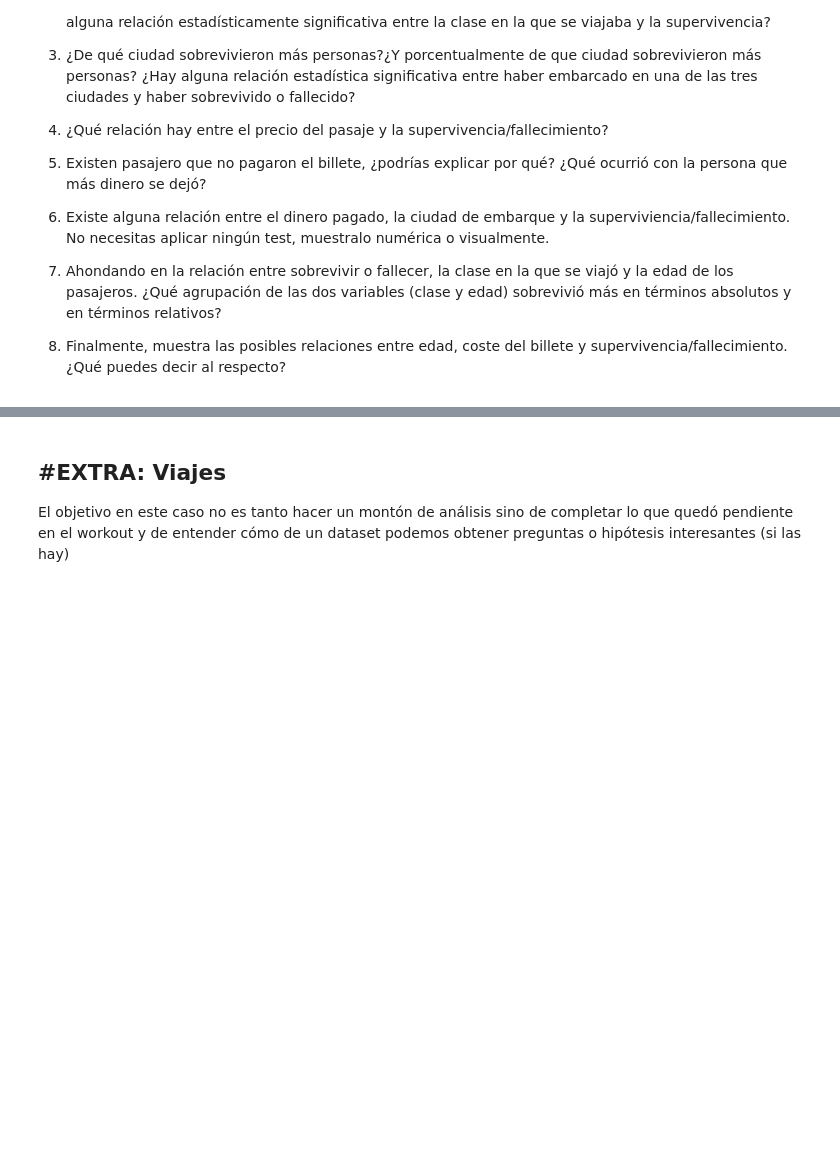
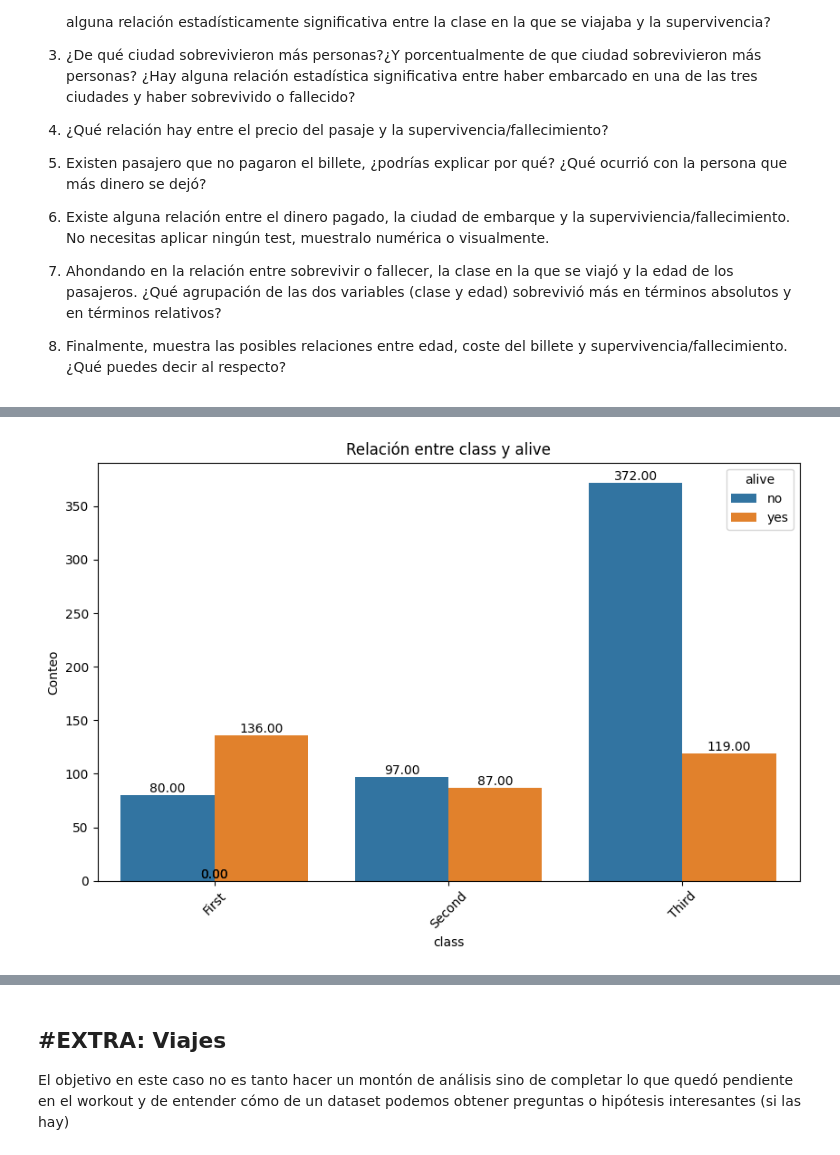
Before and after one commit to Apriroca/repo_ejercicios_ds_ana, a Jupyter notebook: 03_Data_Analysis/Sprint_07/Unidad_02_Estadistica_Descriptiva_Multivariante/03_Practica_Obligatoria/18_Practica_Obligatoria_Multivariante.ipynb, the cells around one changed output, grey strips where cells are left out. Saved outputs shown, nothing was run; the diff lists cells and outputs as text; code cells hidden in the pictures; blank space fills up the shorter version.

```diff
--- a/03_Data_Analysis/Sprint_07/Unidad_02_Estadistica_Descriptiva_Multivariante/03_Practica_Obligatoria/18_Practica_Obligatoria_Multivariante.ipynb
+++ b/03_Data_Analysis/Sprint_07/Unidad_02_Estadistica_Descriptiva_Multivariante/03_Practica_Obligatoria/18_Practica_Obligatoria_Multivariante.ipynb
@@ -116,0 +185,5 @@ Realiza los análisis bivariantes o multivariantes que necesites, así como los
+# %%
+# Gráfico absoluto
+plot_categorical_relationship_fin(df_titanic, 'class', 'alive', show_values=True)
+# %% [output]
+[figure, added]
```
Also changed, not shown: parts of 10 cells of this notebook.
